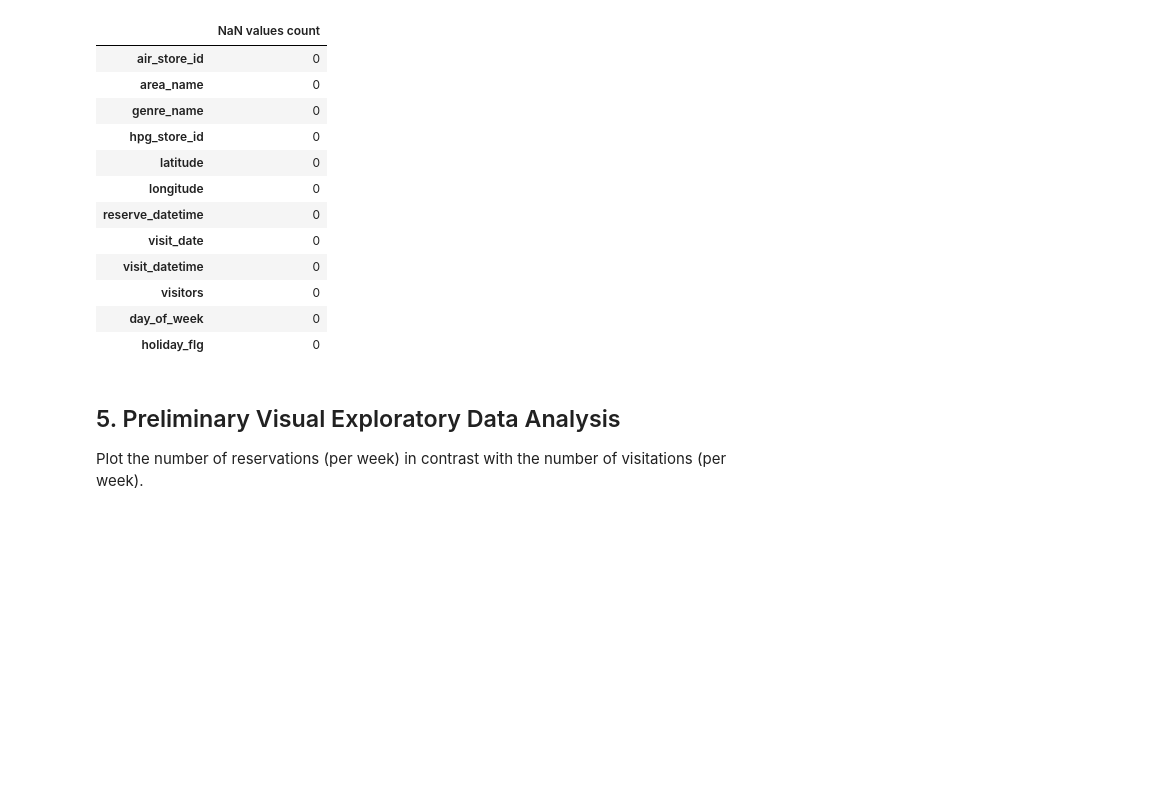
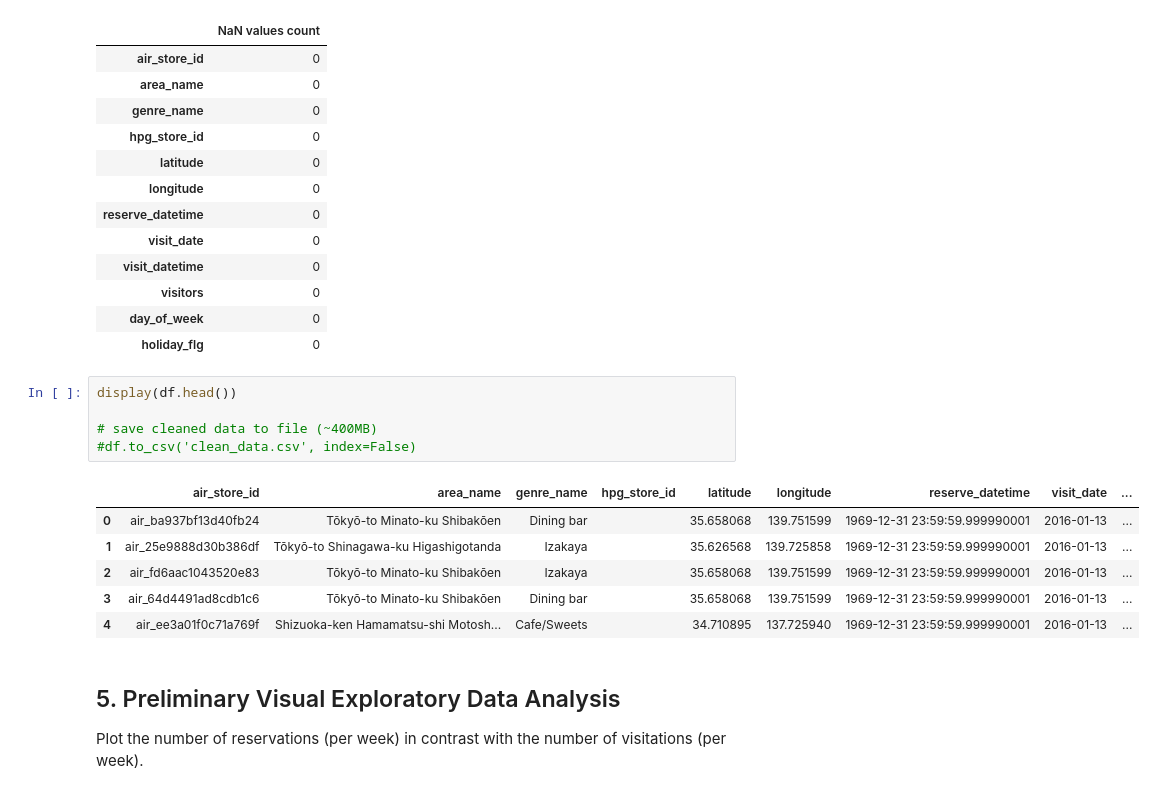
Before and after one commit to karlphillip/DataScience, a Jupyter notebook: Project1/1_data_wrangling_v2.ipynb, the cells around one changed output. Drawn from its saved outputs; the diff is of its cells as text; blank space fills up the shorter version.

```diff
--- a/Project1/1_data_wrangling_v2.ipynb
+++ b/Project1/1_data_wrangling_v2.ipynb
@@ -576,6 +576,18 @@ display(nan_count_df)
 | visitors | 0 |
 | day_of_week | 0 |
 | holiday_flg | 0 |
+# %%
+display(df.head())
+
+# save cleaned data to file (~400MB)
+#df.to_csv('clean_data.csv', index=False)
+# %% [output]
+|  | air_store_id | area_name | genre_name | hpg_store_id | latitude | longitude | reserve_datetime | visit_date | ... |
+| 0 | air_ba937bf13d40fb24 | Tōkyō-to Minato-ku Shibakōen | Dining bar |  | 35.658068 | 139.751599 | 1969-12-31 23:59:59.999990001 | 2016-01-13 | ... |
+| 1 | air_25e9888d30b386df | Tōkyō-to Shinagawa-ku Higashigotanda | Izakaya |  | 35.626568 | 139.725858 | 1969-12-31 23:59:59.999990001 | 2016-01-13 | ... |
+| 2 | air_fd6aac1043520e83 | Tōkyō-to Minato-ku Shibakōen | Izakaya |  | 35.658068 | 139.751599 | 1969-12-31 23:59:59.999990001 | 2016-01-13 | ... |
+| 3 | air_64d4491ad8cdb1c6 | Tōkyō-to Minato-ku Shibakōen | Dining bar |  | 35.658068 | 139.751599 | 1969-12-31 23:59:59.999990001 | 2016-01-13 | ... |
+| 4 | air_ee3a01f0c71a769f | Shizuoka-ken Hamamatsu-shi Motosh... | Cafe/Sweets |  | 34.710895 | 137.725940 | 1969-12-31 23:59:59.999990001 | 2016-01-13 | ... |
 # %% [markdown]
 ## 5. Preliminary Visual Exploratory Data Analysis
 Plot the number of reservations (per week) in contrast with the number of visitations (per week).
```
Also changed, not shown: parts of 1 cell of this notebook, 2 other files.
